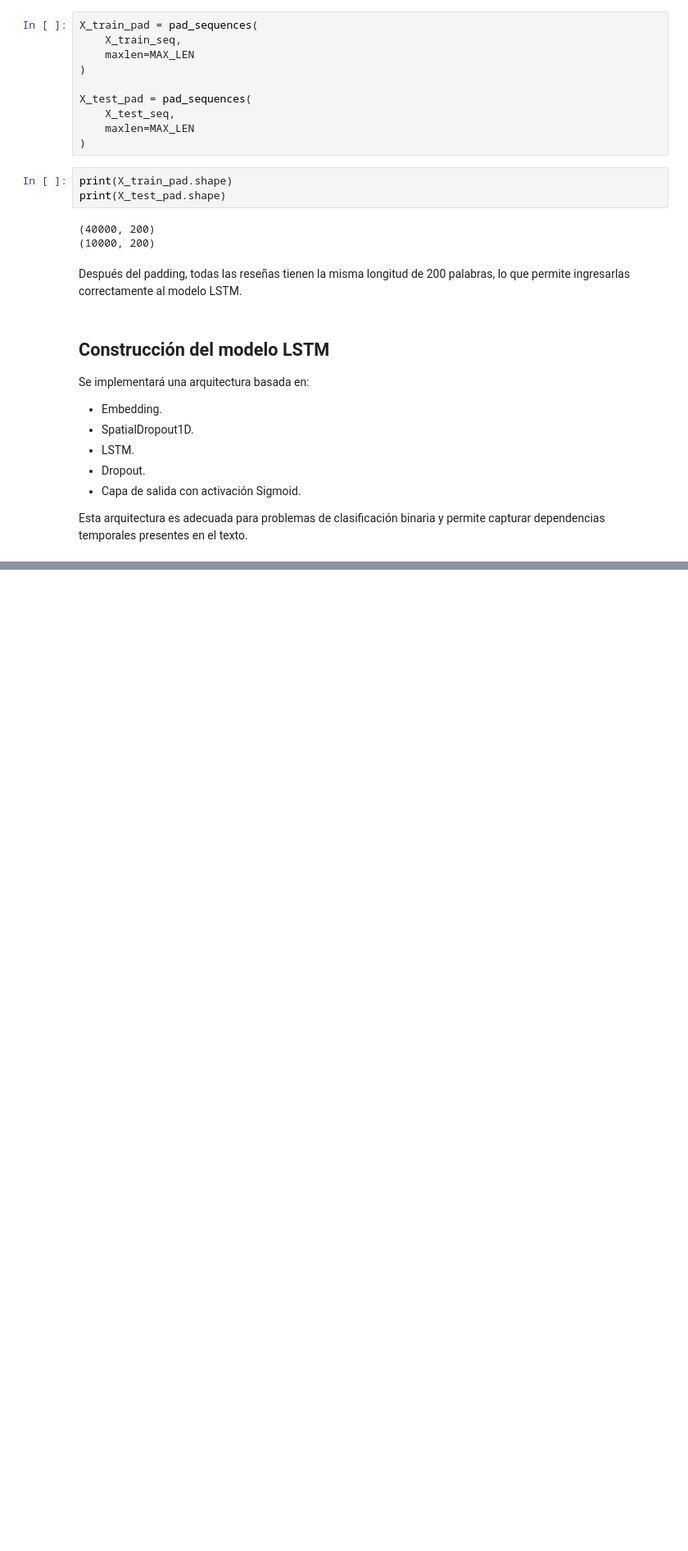
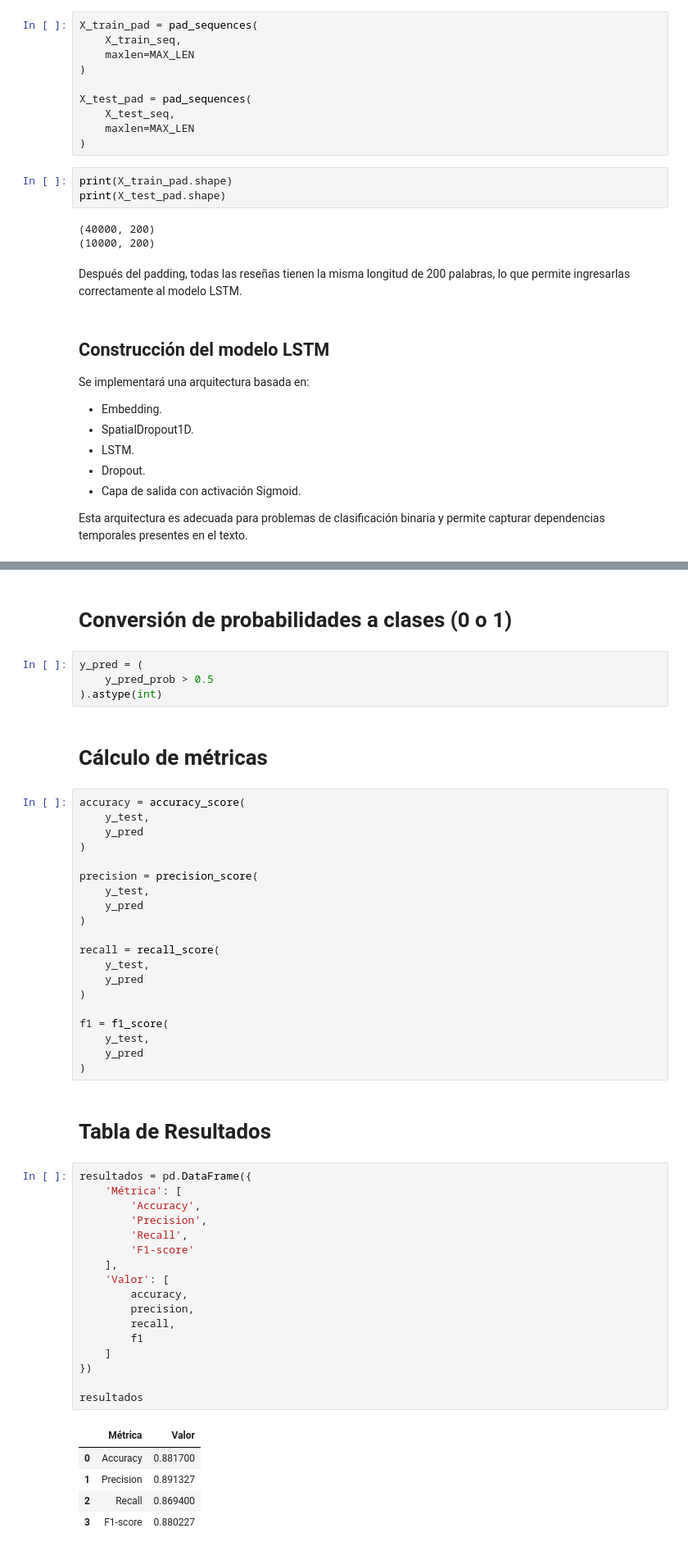
Before and after one commit to benjatapiav/deeplearning_evaluacion_3, a Jupyter notebook: notebook_1.ipynb, the cells around one changed output, grey strips where cells are left out. Shown at 82% size. Saved outputs shown, nothing was run; the diff lists cells and outputs as text; blank space fills up the shorter version.

```diff
--- a/notebook_1.ipynb
+++ b/notebook_1.ipynb
@@ -217,0 +354,53 @@ Esta arquitectura es adecuada para problemas de clasificación binaria y permite
+# %% [markdown]
+# Conversión de probabilidades a clases  (0 o 1)
+# %%
+y_pred = (
+    y_pred_prob > 0.5
+).astype(int)
+# %% [markdown]
+# Cálculo de métricas
+# %%
+accuracy = accuracy_score(
+    y_test,
+    y_pred
+)
+
+precision = precision_score(
+    y_test,
+    y_pred
+)
+
+recall = recall_score(
+    y_test,
+    y_pred
+)
+
+f1 = f1_score(
+    y_test,
+    y_pred
+)
+# %% [markdown]
+# Tabla de Resultados
+# %%
+resultados = pd.DataFrame({
+    'Métrica': [
+        'Accuracy',
+        'Precision',
+        'Recall',
+        'F1-score'
+    ],
+    'Valor': [
+        accuracy,
+        precision,
+        recall,
+        f1
+    ]
+})
+
+resultados
+# %% [output]
+|  | Métrica | Valor |
+| 0 | Accuracy | 0.881700 |
+| 1 | Precision | 0.891327 |
+| 2 | Recall | 0.869400 |
+| 3 | F1-score | 0.880227 |
```
Also changed, not shown: parts of 24 cells of this notebook, 2 other files.
